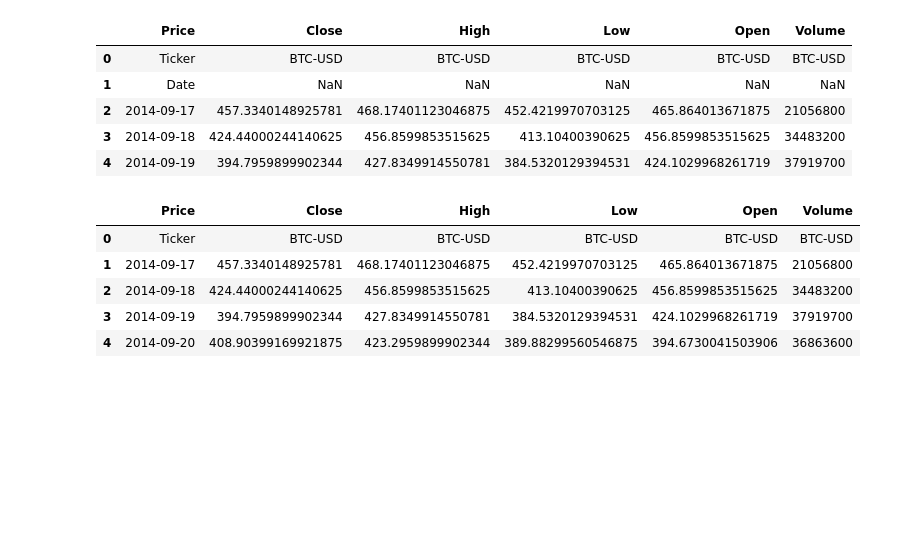
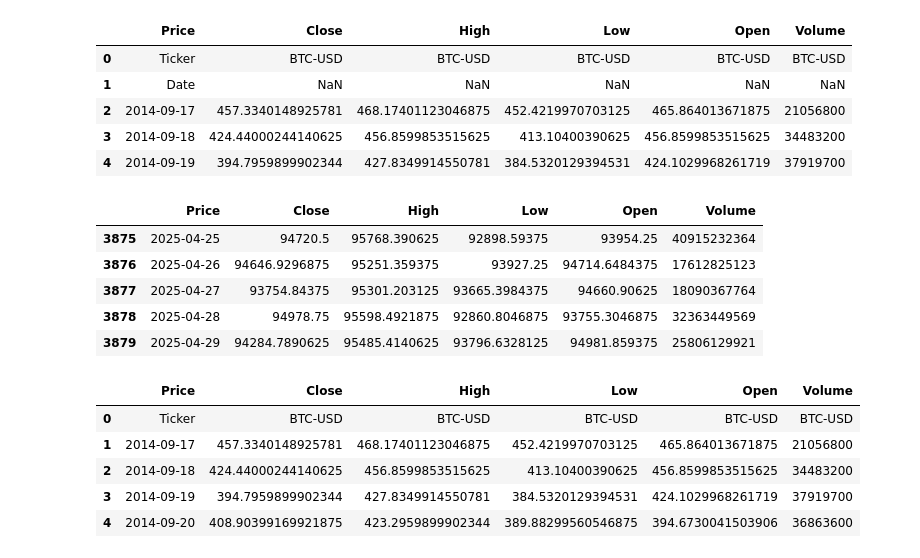
Before and after one commit to alihassanml/Stock-Prediction-and-Analysis-Using-Transformer, a Jupyter notebook: Notebook.ipynb, the cells around one changed output. Saved outputs shown, nothing was run; the diff lists cells and outputs as text; code cells hidden in the pictures; blank space fills up the shorter version.

```diff
--- a/Notebook.ipynb
+++ b/Notebook.ipynb
@@ -30,6 +48,15 @@ data.head()
 | 2 | 2014-09-17 | 457.3340148925781 | 468.17401123046875 | 452.4219970703125 | 465.864013671875 | 21056800 |
 | 3 | 2014-09-18 | 424.44000244140625 | 456.8599853515625 | 413.10400390625 | 456.8599853515625 | 34483200 |
 | 4 | 2014-09-19 | 394.7959899902344 | 427.8349914550781 | 384.5320129394531 | 424.1029968261719 | 37919700 |
+# %%
+data.tail()
+# %% [output]
+|  | Price | Close | High | Low | Open | Volume |
+| 3875 | 2025-04-25 | 94720.5 | 95768.390625 | 92898.59375 | 93954.25 | 40915232364 |
+| 3876 | 2025-04-26 | 94646.9296875 | 95251.359375 | 93927.25 | 94714.6484375 | 17612825123 |
+| 3877 | 2025-04-27 | 93754.84375 | 95301.203125 | 93665.3984375 | 94660.90625 | 18090367764 |
+| 3878 | 2025-04-28 | 94978.75 | 95598.4921875 | 92860.8046875 | 93755.3046875 | 32363449569 |
+| 3879 | 2025-04-29 | 94284.7890625 | 95485.4140625 | 93796.6328125 | 94981.859375 | 25806129921 |
 # %%
 data = data.dropna().reset_index(drop=True)
 data.head()
```
Also changed, not shown: parts of 36 cells of this notebook, 4 other files.
